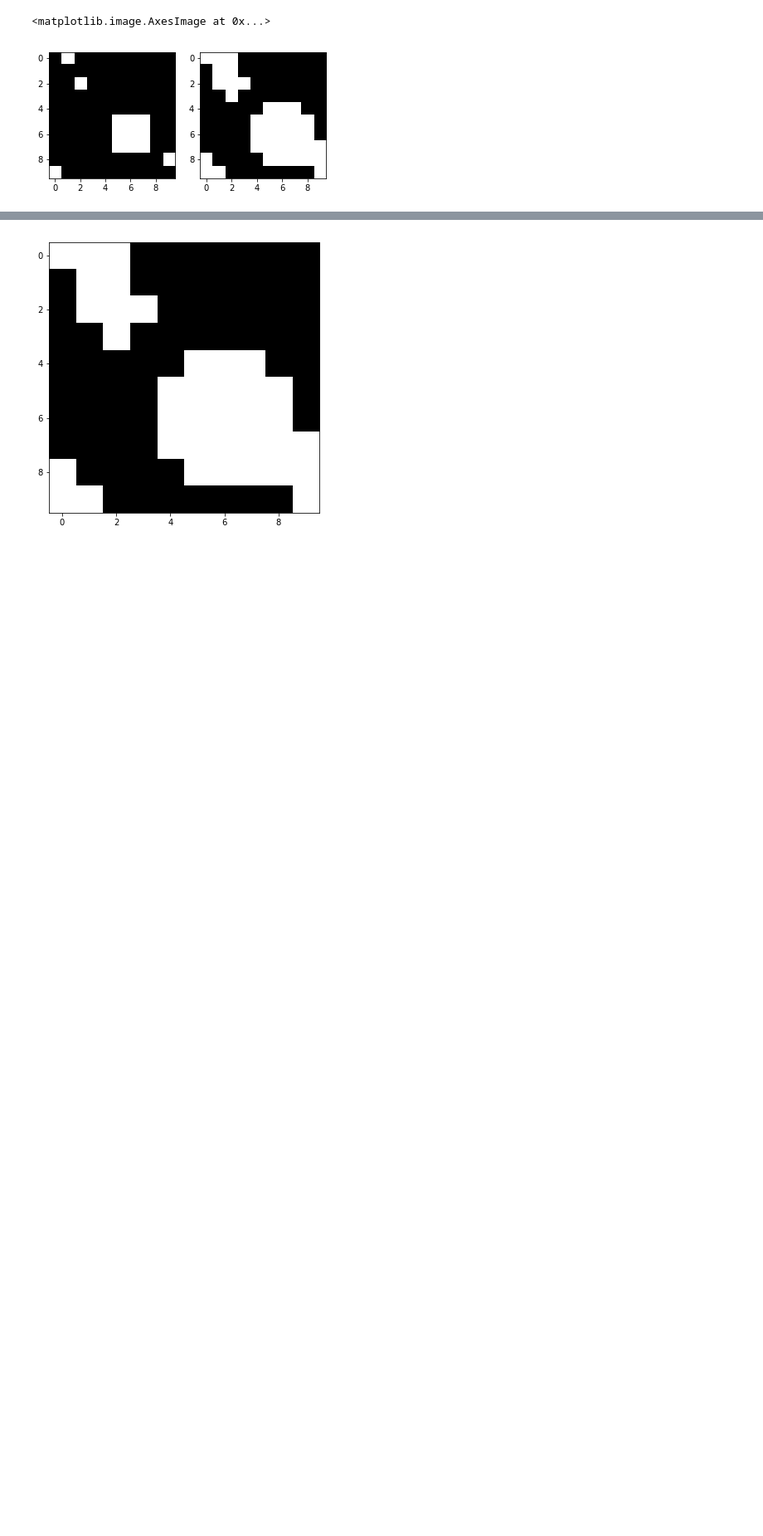
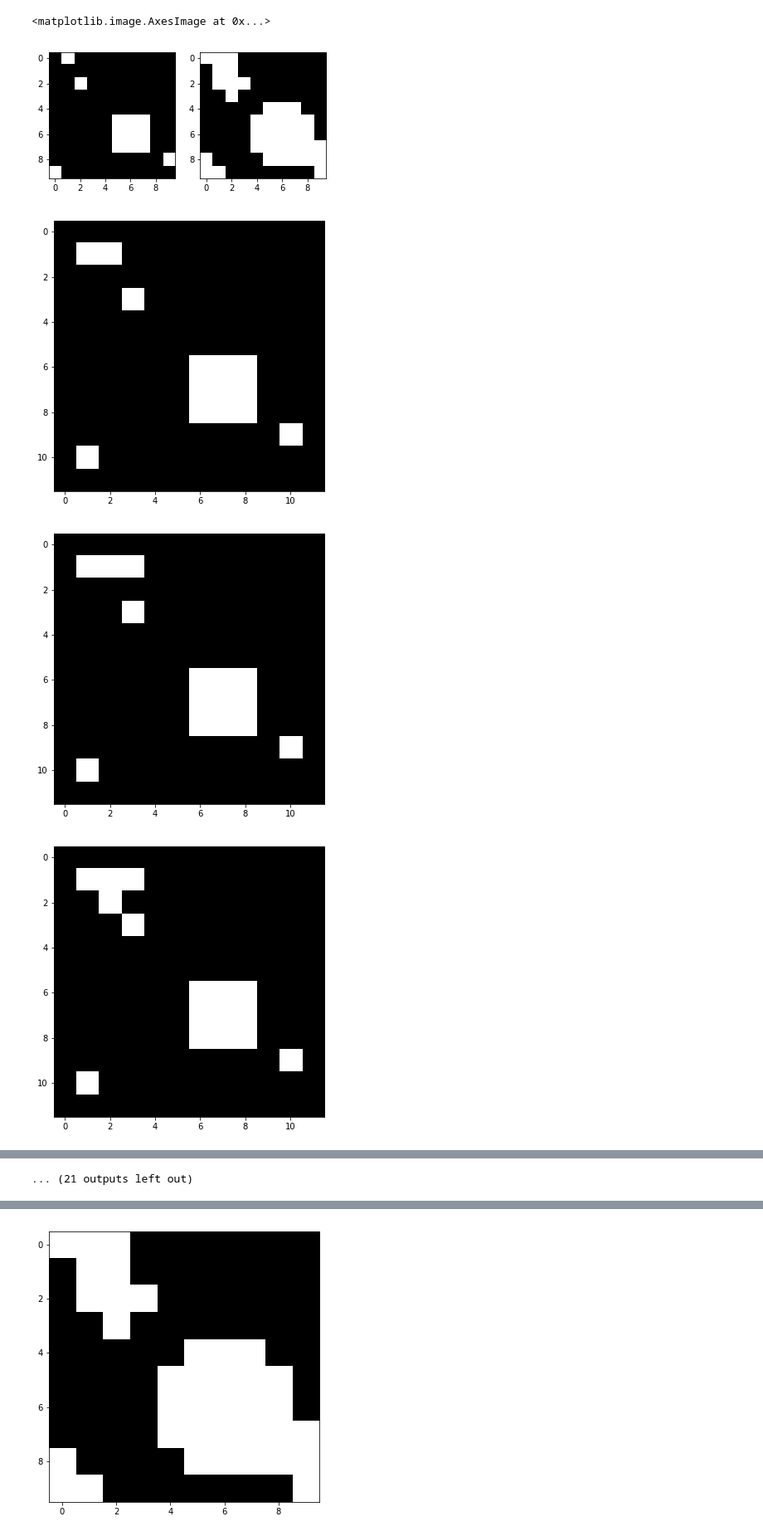
Before and after one commit to BenedictusAryo/practice_opencv, a Jupyter notebook: Computer Vision 1 Introduction (Python)/week3-python/Assignment_1/Structuring-Element-Assignment.ipynb, the cells around one changed output, grey strips where cells are left out. Shown at 83% size. Drawn from its saved outputs; the diff is of its cells as text; code cells hidden in the pictures; blank space fills up the shorter version.

```diff
--- a/Computer Vision 1 Introduction (Python)/week3-python/Assignment_1/Structuring-Element-Assignment.ipynb
+++ b/Computer Vision 1 Introduction (Python)/week3-python/Assignment_1/Structuring-Element-Assignment.ipynb
@@ -146,3 +144,20 @@ plt.subplot(122);plt.imshow(dilatedEllipseKernel)
 # %% [output]
 <matplotlib.image.AxesImage at 0x...>
 [figure]
+# %%
+border = ksize//2
+paddedIm = np.zeros((height + border*2, width + border*2))
+paddedIm = cv2.copyMakeBorder(im, border, border, border, border, cv2.BORDER_CONSTANT, value = 0)
+paddedDilatedIm = paddedIm.copy()
+
+
+for h_i in range(border, height+border):
+    for w_i in range(border,width+border):
+        if paddedIm[h_i-border, w_i] or paddedIm[h_i, w_i-border] or paddedIm[h_i, w_i+border] or paddedIm[h_i+border, w_i]:
+            paddedDilatedIm[h_i, w_i] = 1
+            plt.imshow(paddedDilatedIm)
+            plt.show()
+# %% [output]
+[figure, added]
+[figure, added]
+[figure, added]
@@ -149,3 +173,4 @@ plt.subplot(122);plt.imshow(dilatedEllipseKernel)
+... (21 outputs left out)
 # %%
 border = ksize//2
 paddedIm = np.zeros((height + border*2, width + border*2))
```
Also changed, not shown: parts of 7 cells of this notebook, 2 other files.
